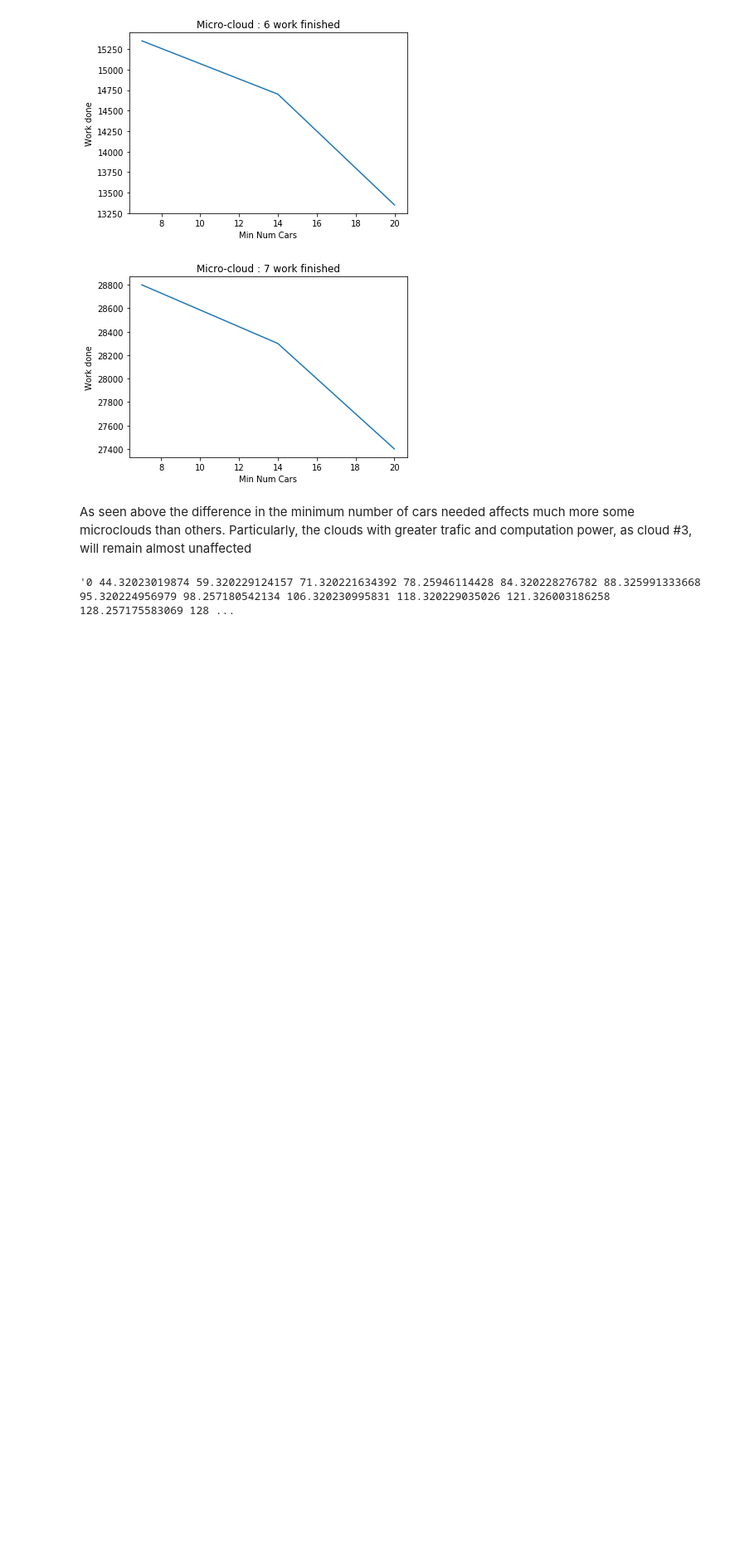
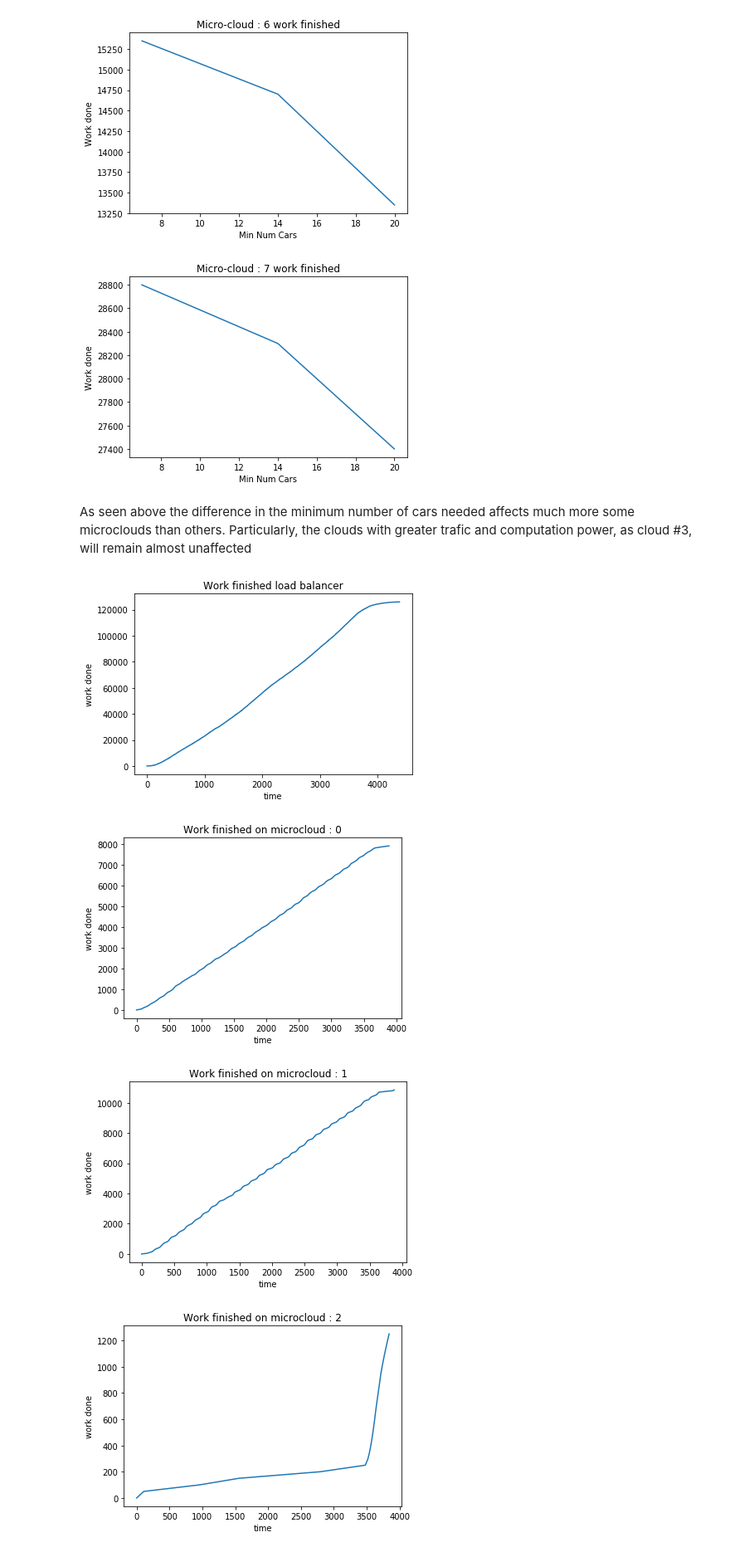
Before and after one commit to JuanMantica123/Veins_Research, a Jupyter notebook: simulations/PasubioSimulation/RandomForestNotebook.ipynb, the cells around one changed output. Shown: that part at 83% size. Drawn from its saved outputs; the diff is of its cells as text; code cells hidden in the pictures; blank space fills up the shorter version.

Commit message:
Updated figures

```diff
--- a/simulations/PasubioSimulation/RandomForestNotebook.ipynb
+++ b/simulations/PasubioSimulation/RandomForestNotebook.ipynb
@@ -311,9 +311,15 @@ times_series_df.iterrows
 # %%
 times_series_df = times_series_df.dropna()
 for index,row in times_series_df.iterrows():
-    times_series = [int(time) for time in row['vectime'].split(' ')]
-    values = [int(value) for value in row['vecvalue'].split(' ')]
+    times_series = [float(time) for time in row['vectime'].split(' ')]
+    values = [float(value) for value in row['vecvalue'].split(' ')]
     plt.plot(times_series,values)
     plt.title(row['name'])
+    plt.xlabel('time')
+    plt.ylabel('work done')
+    plt.show()
 # %% [output]
-'0 44.32023019874 59.320229124157 71.320221634392 78.25946114428 84.320228276782 88.325991333668 95.320224956979 98.257180542134 106.320230995831 118.320229035026 121.326003186258 128.257175583069 128 ...
+[figure, added]
+[figure, added]
+[figure, added]
+[figure, added]
```
Also changed, not shown: parts of 1 cell of this notebook, 3 other files.
